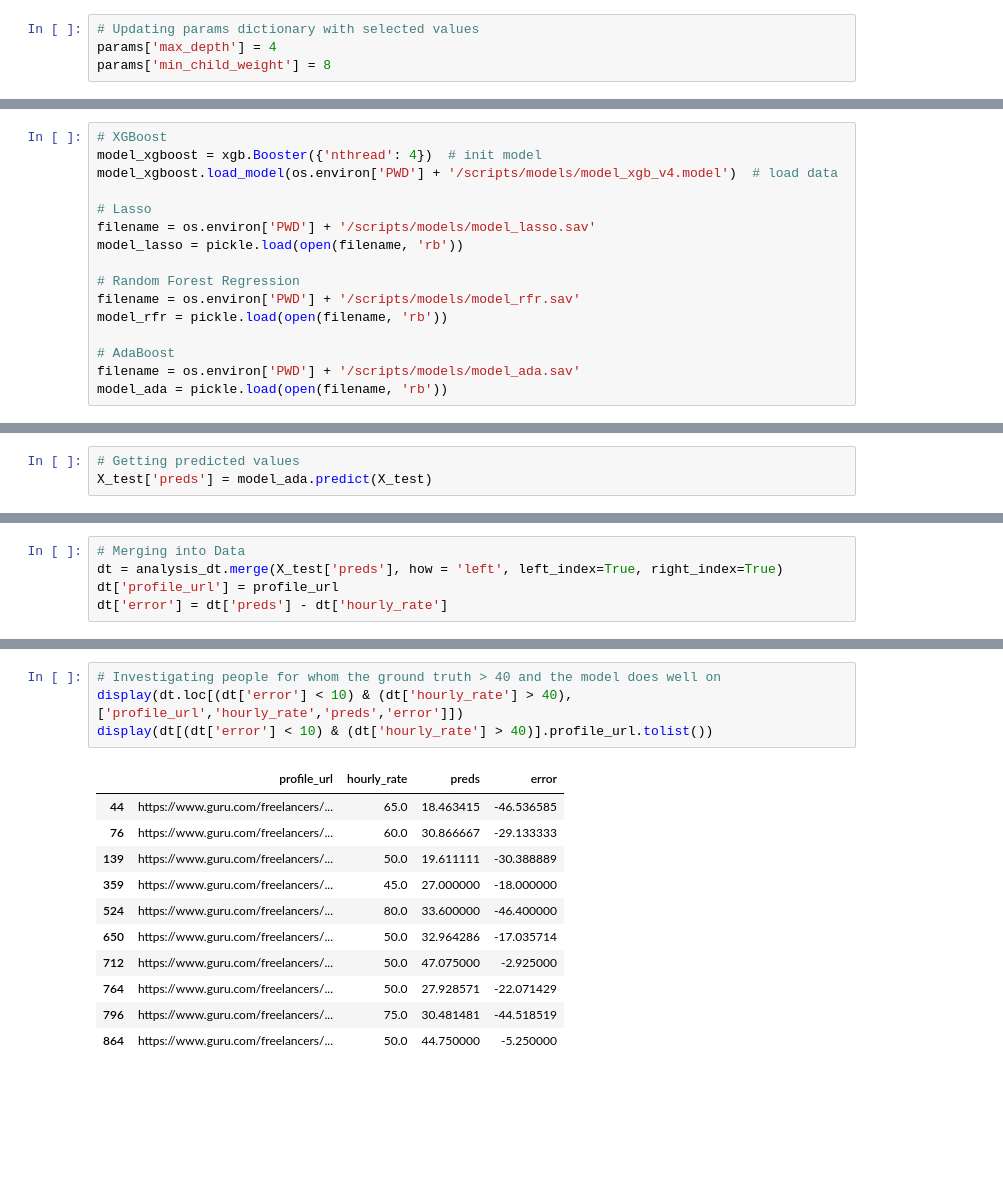
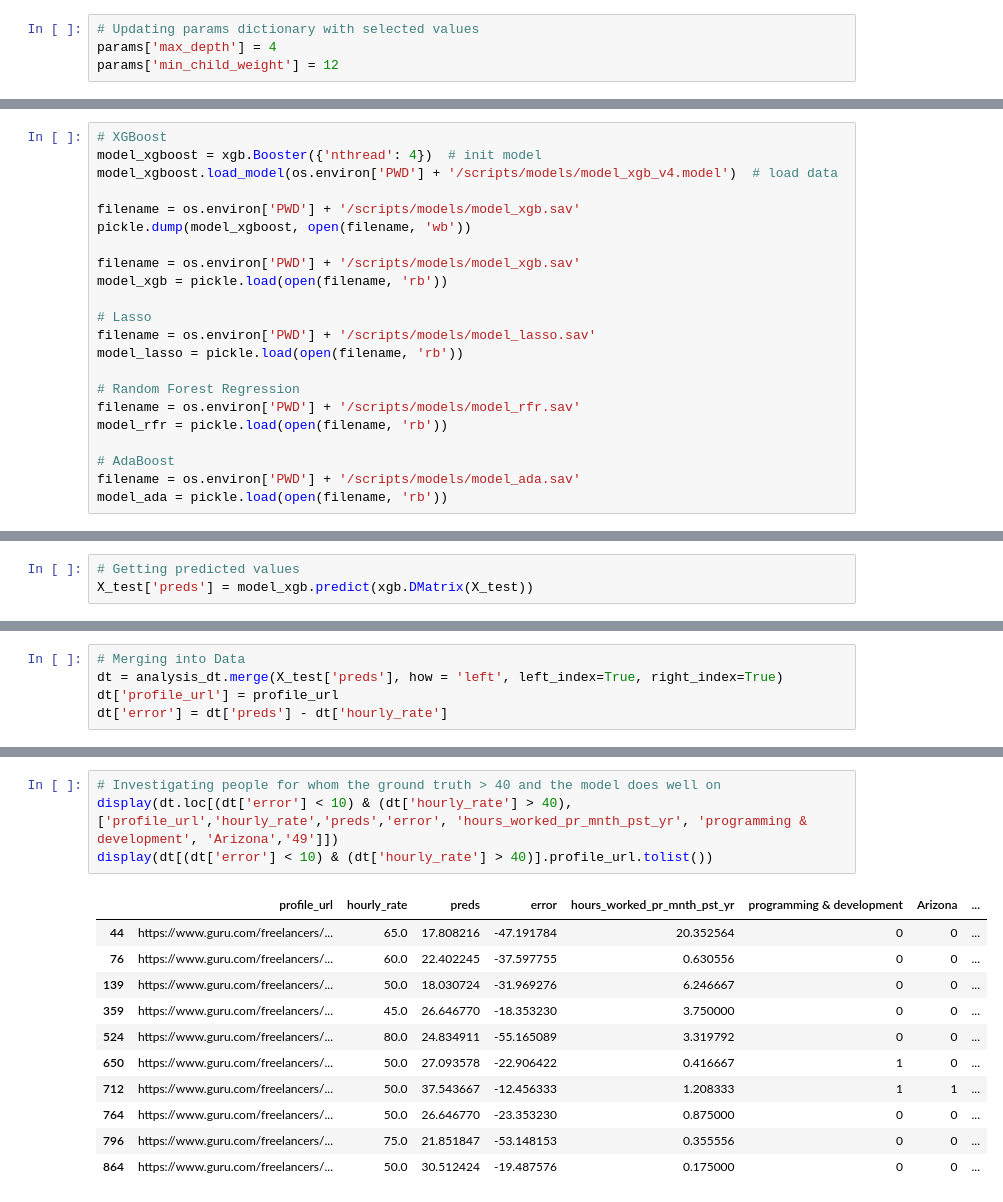
Before and after one commit to lmgibson/MyRate, a Jupyter notebook: notebooks/modeling/model_training.ipynb, the cells around one changed output, grey strips where cells are left out. Saved outputs shown, nothing was run; the diff lists cells and outputs as text; blank space fills up the shorter version.

```diff
--- a/notebooks/modeling/model_training.ipynb
+++ b/notebooks/modeling/model_training.ipynb
@@ -220,7 +228,7 @@ Best params: 4, 8, MAE: 13.671137400000001
 # %%
 # Updating params dictionary with selected values
 params['max_depth'] = 4
-params['min_child_weight'] = 8
+params['min_child_weight'] = 12
 # %%
 # Tuning subsample and colsample_bytree
 gridsearch_params = [
@@ -550,6 +558,12 @@ def model_evaluation(model, model_name_string):
 # XGBoost
 model_xgboost = xgb.Booster({'nthread': 4})  # init model
 model_xgboost.load_model(os.environ['PWD'] + '/scripts/models/model_xgb_v4.model')  # load data
+
+filename = os.environ['PWD'] + '/scripts/models/model_xgb.sav'
+pickle.dump(model_xgboost, open(filename, 'wb'))
+
+filename = os.environ['PWD'] + '/scripts/models/model_xgb.sav'
+model_xgb = pickle.load(open(filename, 'rb'))
 
 # Lasso
 filename = os.environ['PWD'] + '/scripts/models/model_lasso.sav'
@@ -621,4 +635,4 @@ model_name Performance:
 For those with low truth hourly rates, were they just under pricing themselves? Is my model finding that and recommending their real, competitive, hourly rate?
 # %%
 # Getting predicted values
-X_test['preds'] = model_ada.predict(X_test)
+X_test['preds'] = model_xgb.predict(xgb.DMatrix(X_test))
@@ -679,19 +699,19 @@ display(dt[(dt['error'] < -15)].profile_url.tolist())
 # %%
 # Investigating people for whom the ground truth > 40 and the model does well on
-display(dt.loc[(dt['error'] < 10) & (dt['hourly_rate'] > 40), ['profile_url','hourly_rate','preds','error']])
+display(dt.loc[(dt['error'] < 10) & (dt['hourly_rate'] > 40), ['profile_url','hourly_rate','preds','error', 'hours_worked_pr_mnth_pst_yr', 'programming & development', 'Arizona','49']])
 display(dt[(dt['error'] < 10) & (dt['hourly_rate'] > 40)].profile_url.tolist())
 # %% [output]
-|  | profile_url | hourly_rate | preds | error |
-| 44 | https://www.guru.com/freelancers/... | 65.0 | 18.463415 | -46.536585 |
-| 76 | https://www.guru.com/freelancers/... | 60.0 | 30.866667 | -29.133333 |
-| 139 | https://www.guru.com/freelancers/... | 50.0 | 19.611111 | -30.388889 |
-| 359 | https://www.guru.com/freelancers/... | 45.0 | 27.000000 | -18.000000 |
-| 524 | https://www.guru.com/freelancers/... | 80.0 | 33.600000 | -46.400000 |
-| 650 | https://www.guru.com/freelancers/... | 50.0 | 32.964286 | -17.035714 |
-| 712 | https://www.guru.com/freelancers/... | 50.0 | 47.075000 | -2.925000 |
-| 764 | https://www.guru.com/freelancers/... | 50.0 | 27.928571 | -22.071429 |
-| 796 | https://www.guru.com/freelancers/... | 75.0 | 30.481481 | -44.518519 |
-| 864 | https://www.guru.com/freelancers/... | 50.0 | 44.750000 | -5.250000 |
+|  | profile_url | hourly_rate | preds | error | hours_worked_pr_mnth_pst_yr | programming & development | Arizona | ... |
+| 44 | https://www.guru.com/freelancers/... | 65.0 | 17.808216 | -47.191784 | 20.352564 | 0 | 0 | ... |
+| 76 | https://www.guru.com/freelancers/... | 60.0 | 22.402245 | -37.597755 | 0.630556 | 0 | 0 | ... |
+| 139 | https://www.guru.com/freelancers/... | 50.0 | 18.030724 | -31.969276 | 6.246667 | 0 | 0 | ... |
+| 359 | https://www.guru.com/freelancers/... | 45.0 | 26.646770 | -18.353230 | 3.750000 | 0 | 0 | ... |
+| 524 | https://www.guru.com/freelancers/... | 80.0 | 24.834911 | -55.165089 | 3.319792 | 0 | 0 | ... |
+| 650 | https://www.guru.com/freelancers/... | 50.0 | 27.093578 | -22.906422 | 0.416667 | 1 | 0 | ... |
+| 712 | https://www.guru.com/freelancers/... | 50.0 | 37.543667 | -12.456333 | 1.208333 | 1 | 1 | ... |
+| 764 | https://www.guru.com/freelancers/... | 50.0 | 26.646770 | -23.353230 | 0.875000 | 0 | 0 | ... |
+| 796 | https://www.guru.com/freelancers/... | 75.0 | 21.851847 | -53.148153 | 0.355556 | 0 | 0 | ... |
+| 864 | https://www.guru.com/freelancers/... | 50.0 | 30.512424 | -19.487576 | 0.175000 | 0 | 0 | ... |
 ['https://www.guru.com/freelancers/icemen',
  'https://www.guru.com/freelancers/a1-digital-solutions-inc',
  'https://www.guru.com/freelancers/the-quirky-creative',
```
Also changed, not shown: parts of 24 cells of this notebook, 10 other files.
